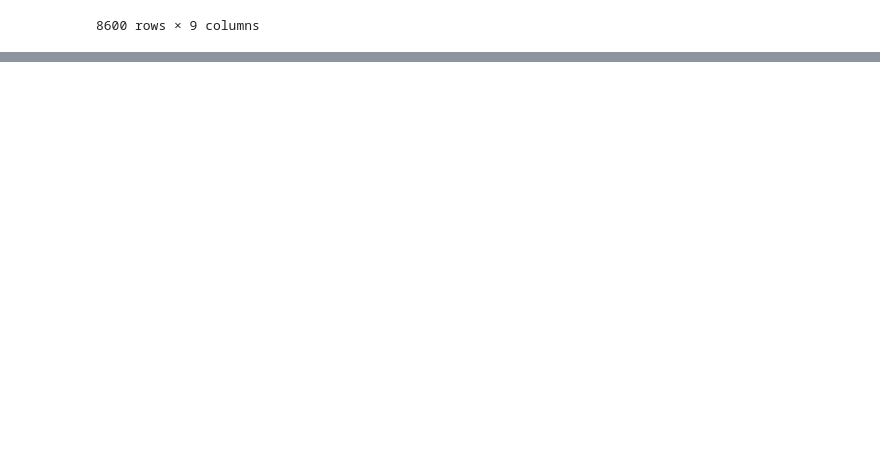
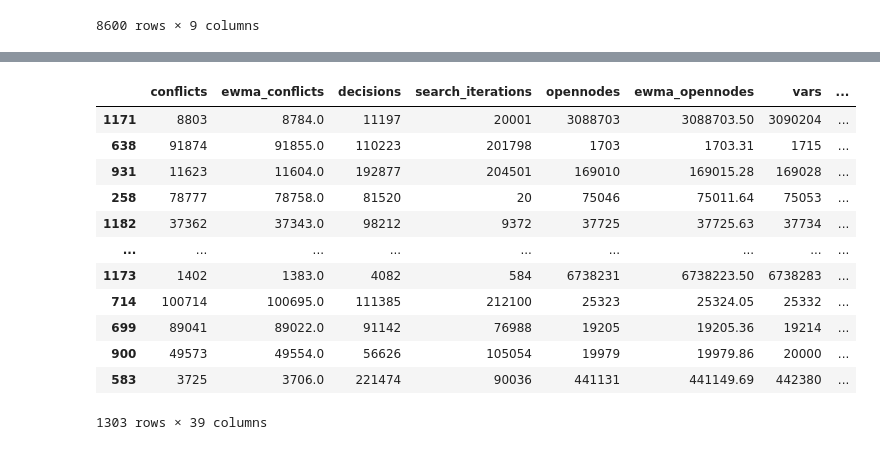
Before and after one commit to IDMP-B-2022/done-soon, a Jupyter notebook: notebooks/plots.ipynb, the cells around one changed output, grey strips where cells are left out. Cells and saved outputs as stored; diff of their text form; code cells hidden in the pictures; blank space fills up the shorter version.

```diff
--- a/notebooks/plots.ipynb
+++ b/notebooks/plots.ipynb
@@ -211 +275,17 @@ Are there any NaN values in the dataset? No. There are 0 NaN values in the datas
+# %%
+train_features_at_percentage[1]
+# %% [output]
+|  | conflicts | ewma_conflicts | decisions | search_iterations | opennodes | ewma_opennodes | vars | ... |
+| 1171 | 8803 | 8784.0 | 11197 | 20001 | 3088703 | 3088703.50 | 3090204 | ... |
+| 638 | 91874 | 91855.0 | 110223 | 201798 | 1703 | 1703.31 | 1715 | ... |
+| 931 | 11623 | 11604.0 | 192877 | 204501 | 169010 | 169015.28 | 169028 | ... |
+| 258 | 78777 | 78758.0 | 81520 | 20 | 75046 | 75011.64 | 75053 | ... |
+| 1182 | 37362 | 37343.0 | 98212 | 9372 | 37725 | 37725.63 | 37734 | ... |
+| ... | ... | ... | ... | ... | ... | ... | ... | ... |
+| 1173 | 1402 | 1383.0 | 4082 | 584 | 6738231 | 6738223.50 | 6738283 | ... |
+| 714 | 100714 | 100695.0 | 111385 | 212100 | 25323 | 25324.05 | 25332 | ... |
+| 699 | 89041 | 89022.0 | 91142 | 76988 | 19205 | 19205.36 | 19214 | ... |
+| 900 | 49573 | 49554.0 | 56626 | 105054 | 19979 | 19979.86 | 20000 | ... |
+| 583 | 3725 | 3706.0 | 221474 | 90036 | 441131 | 441149.69 | 442380 | ... |
+1303 rows × 39 columns
 # %%
```
Also changed, not shown: parts of 10 cells of this notebook, 2 other files.
